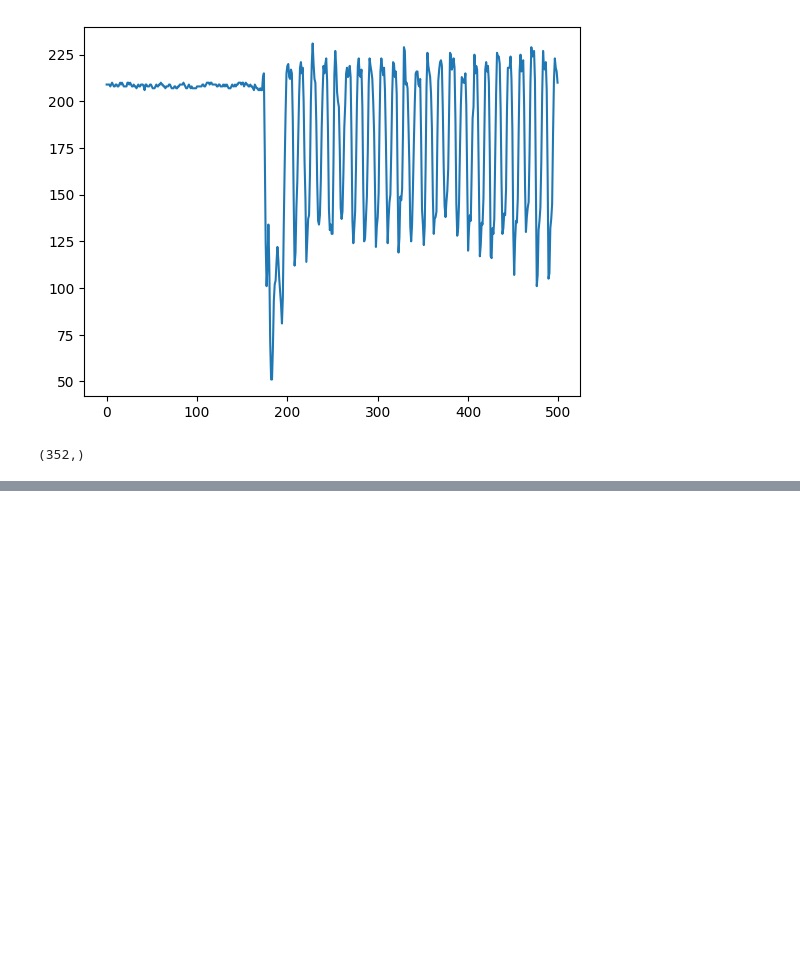
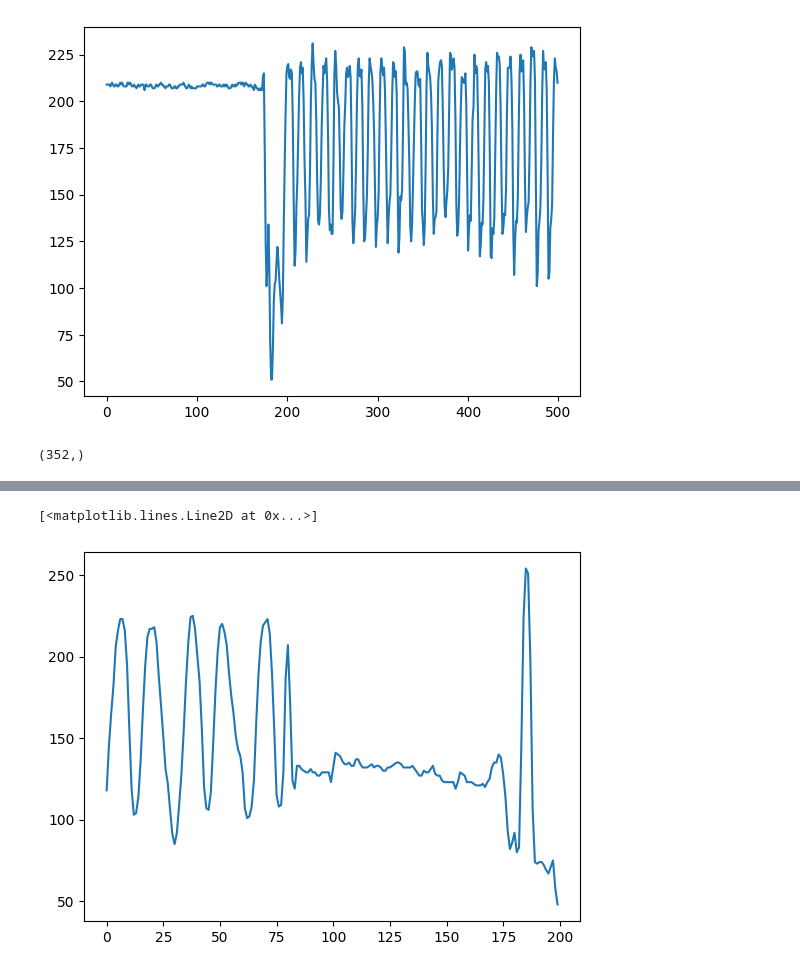
Before and after one commit to GabrielVandersippe/cern-cablage, a Jupyter notebook: lucas.ipynb, the cells around one changed output, grey strips where cells are left out. Saved outputs shown, nothing was run; the diff lists cells and outputs as text; code cells hidden in the pictures; blank space fills up the shorter version.

```diff
--- a/lucas.ipynb
+++ b/lucas.ipynb
@@ -521,0 +566,9 @@ False
+# %%
+image = cv2.imread('ModulePictures/20UPGM23211355_PPPV2_46_AfterBonding.jpg')
+# image2 = cv2.convertScaleAbs(image, 1, 1)
+grey = cv2.cvtColor(image, cv2.COLOR_BGR2GRAY)
+n = grey.shape[0]
+plt.plot(np.arange(grey.shape[0])[:200], grey[:,910][:200])
+# %% [output]
+[<matplotlib.lines.Line2D at 0x...>]
+[figure, added]
```
Also changed, not shown: parts of 7 cells of this notebook, 1 other file.
